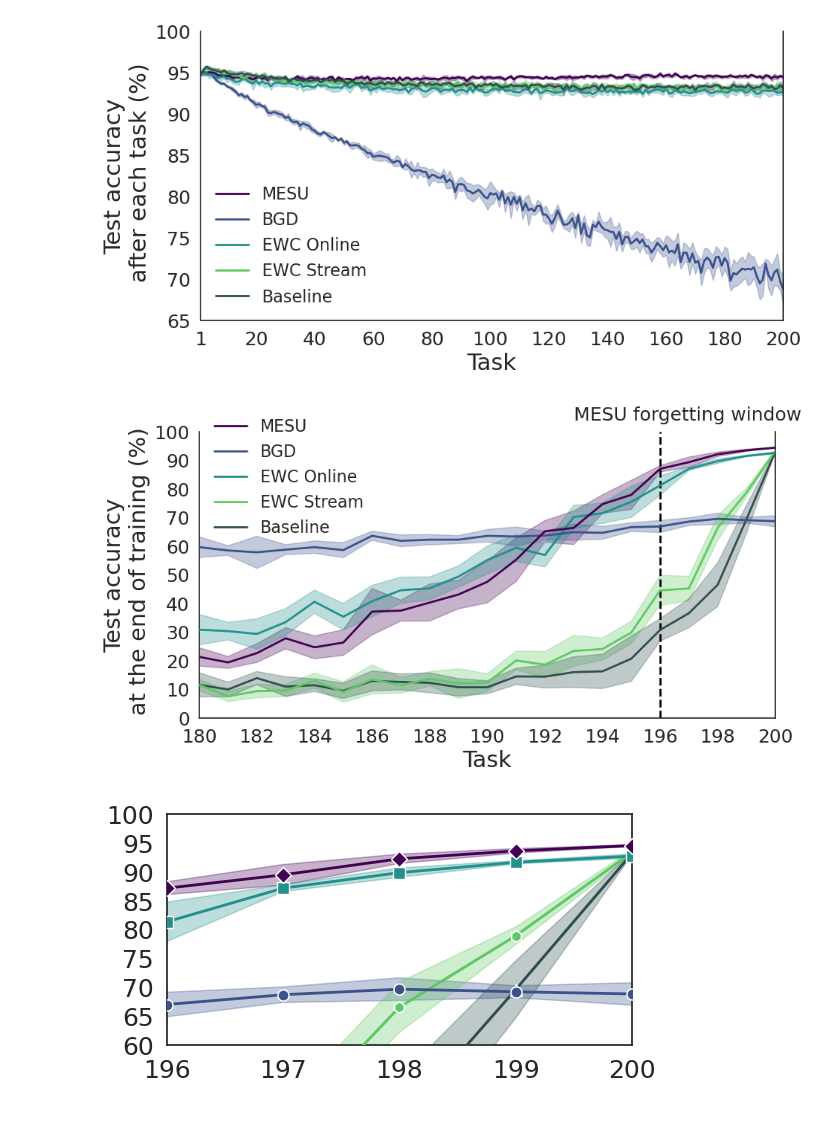
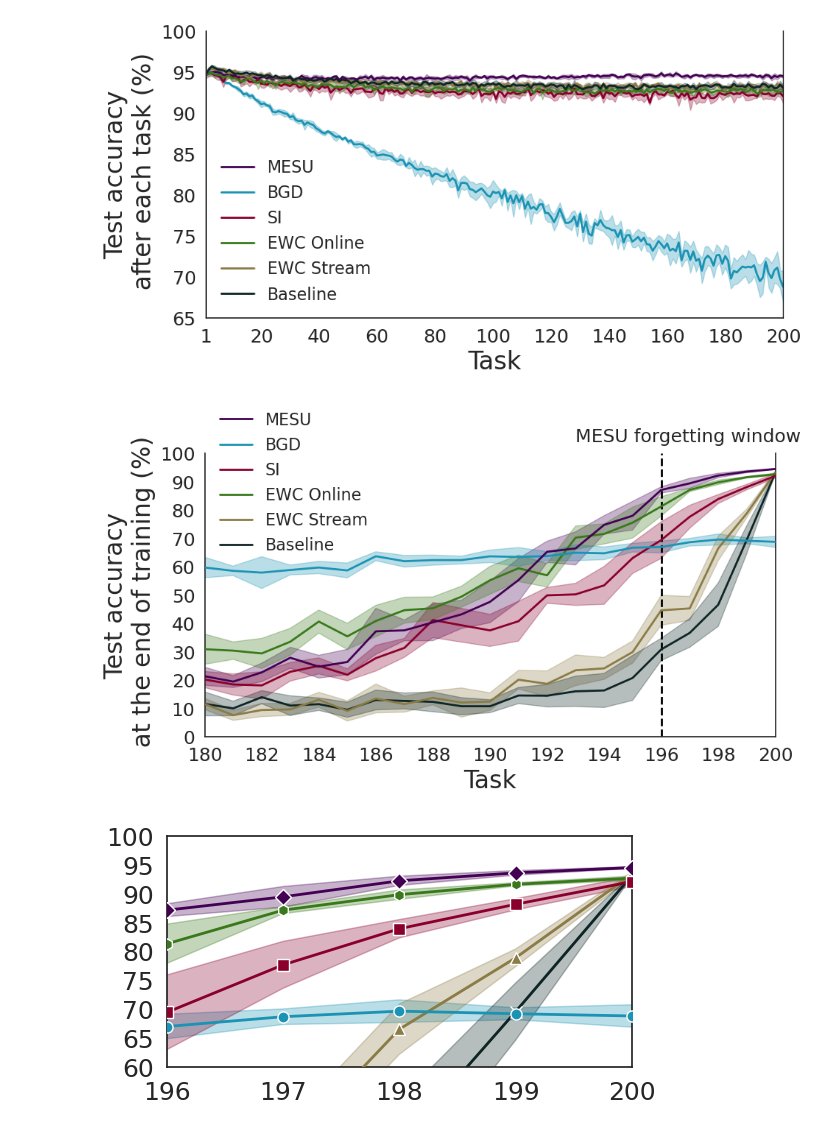
Before and after one commit to kellian-cottart/mesu-pmnist, a Jupyter notebook: figure-pmnist.ipynb, the cells around one changed output. Saved outputs shown, nothing was run; the diff lists cells and outputs as text; code cells hidden in the pictures.

```diff
--- a/figure-pmnist.ipynb
+++ b/figure-pmnist.ipynb
@@ -6,7 +6,7 @@ import jax.numpy as jnp
 import os
 import seaborn as sns
 import re
-AXESSIZE = 22
+AXESSIZE = 24
 FONTSIZE = 18
 TICKSIZE = 18
 LEGENDSIZE = 16
@@ -19,7 +19,7 @@ results_folder = "RESULTS-PMNIST"
 # Function to find paths with correct optimizer
 def find_paths(results_folder, optimizer):
     paths = []
-    for root, dirs, files in os.walk(results_folder):
+    for root, dirs, _ in os.walk(results_folder):
         for dir_name in dirs:
             if re.search(f"opt={optimizer}", dir_name):
                 paths.append(os.path.join(root, dir_name))
@@ -27,23 +27,32 @@ def find_paths(results_folder, optimizer):
     return paths
 
 # Define the optimizers
-optimizers = ["mesu", "bgd", "sgd-online-ewc", "sgd-stream-ewc", "sgd"]
+optimizers = ["mesu", "bgd", "sgd-si", "sgd-online-ewc", "sgd-stream-ewc", "sgd"]
 
 # Find paths for each optimizer
 paths = []
 for optimizer in optimizers:
-    paths.extend(find_paths(results_folder, optimizer))
-colormap = plt.cm.get_cmap("viridis", len(paths))
-colors = [colormap(i) for i in range(len(paths))]
-colors[-1] = "darkslategray"
+    if optimizer == "sgd" and not any(x in results_folder for x in ["ewc", "si"]):
+        paths.extend(find_paths(results_folder, optimizer))
+    elif optimizer != "sgd":
+        paths.extend(find_paths(results_folder, optimizer))
+colors = [
+    "#440154", #MESU
+    "#1B93B4", #BGD
+    "#8a002c", #SI
+    "#39791B", #EWC Online
+    "#8B7B45", #EWC Stream
+    '#0E2525' #Baseline
+]
 names = [
     "MESU",
     "BGD",
+    "SI",
     "EWC Online",
     "EWC Stream",
-    "Baseline",
+    "Baseline"
 ]
-markers = ["D", "o", "s", "h", "^"]
+markers = ["D", "o", "s", "h", "^", "x"]
 
 n_iterations = 5
 n_tasks = 200
@@ -123,7 +132,7 @@ fig.savefig(os.path.join(FOLDER, "pmnist-vanishing-plasticity-200.pdf"), bbox_in
 fig.savefig(os.path.join(FOLDER, "pmnist-vanishing-plasticity-200.svg"), bbox_inches="tight")
 plt.close()
 # %% [output]
-[figure, old version]
+[figure, new version]
 # %%
 window = 20
 fig, ax = plt.subplots(figsize=(10, 5))
@@ -142,36 +151,35 @@ for i, alg, name in zip(range(len(data)), data, names):
         ax=ax,
         linewidth=2,
         zorder=10-i
     )
     ax.fill_between(task_range, continual_learning_mean-continual_learning_std, continual_learning_mean+continual_learning_std, color=colors[i], alpha=0.3)
 ax.set_xlabel("Task", fontsize=AXESSIZE)
 ax.set_ylabel("Test accuracy\n at the end of training (%)", fontsize=AXESSIZE)
 ax.set_xlim(n_tasks-1-window, n_tasks-1)
 ax.set_ylim(0, 100)
 # tick labels from 190 to 199
 ax.set_xticks(jnp.arange(n_tasks-1-window, n_tasks, window//10))
 ax.set_xticklabels(jnp.arange(n_tasks-1-window, n_tasks, window//10)+1)
 # yticks every 10
 ax.set_yticks(jnp.arange(0, 101, 10))
 # tick font size
 ax.tick_params(axis='both', which='major', labelsize=TICKSIZE)
 ax.spines['top'].set_visible(False)
 
-
 # vline at 195
 ax.axvline(195, color="black", linestyle="--", linewidth=2)
 # text next to line "mesu forgetting window"
 ax.text(192, 104, "MESU forgetting window", fontsize=FONTSIZE, rotation=0)
 
-ax.legend(loc="upper left", fontsize=LEGENDSIZE, frameon=False, bbox_to_anchor=(0, 1.1))
+ax.legend(loc="upper left", fontsize=LEGENDSIZE, frameon=False, bbox_to_anchor=(0, 1.2))
 plt.show()
 # savefig as pdf
 fig.savefig(os.path.join(FOLDER, f"pmnist-last-{window}-acc-200.pdf"), bbox_inches="tight")
 # svg
 fig.savefig(os.path.join(FOLDER, f"pmnist-last-{window}-acc-200.svg"), bbox_inches="tight")
 plt.close()
 # %% [output]
-[figure, old version]
+[figure, new version]
 # %%
 window = 5
 fig, ax = plt.subplots(figsize=(6, 3))
@@ -217,5 +225,5 @@ fig.savefig(os.path.join(FOLDER, f"pmnist-zoom-last-{window}-acc-200.pdf"), bbox
 fig.savefig(os.path.join(FOLDER, f"pmnist-zoom-last-{window}-acc-200.svg"), bbox_inches="tight")
 plt.close()
 # %% [output]
-[figure, old version]
+[figure, new version]
 # %%
```
Also changed, not shown: parts of 1 cell of this notebook, 3 other files.
